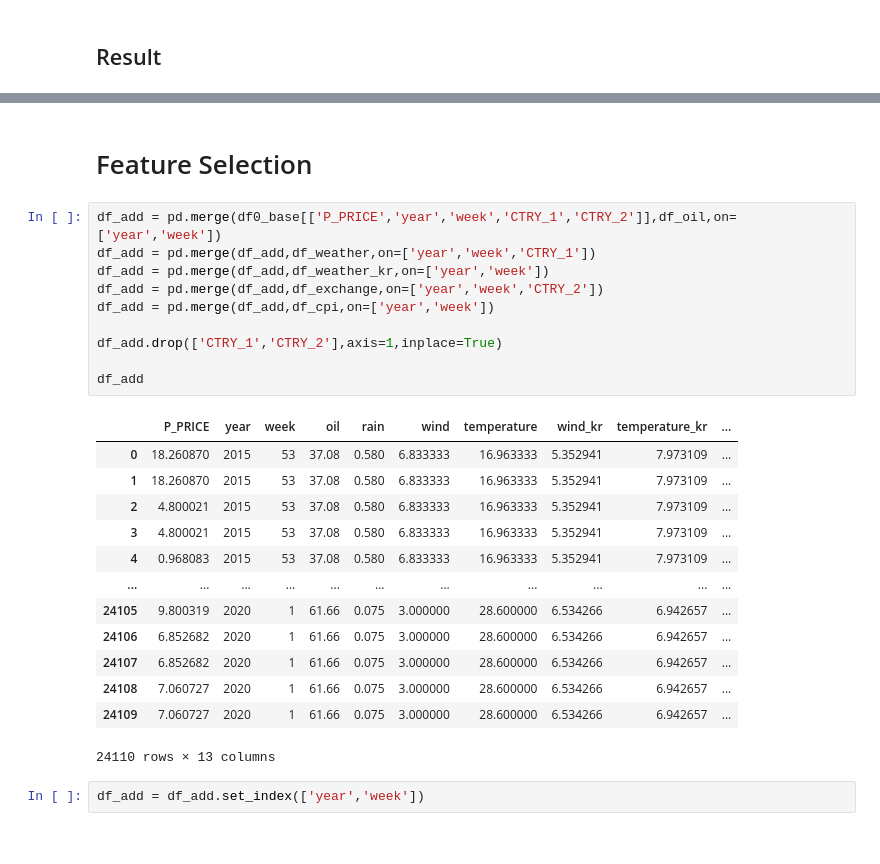
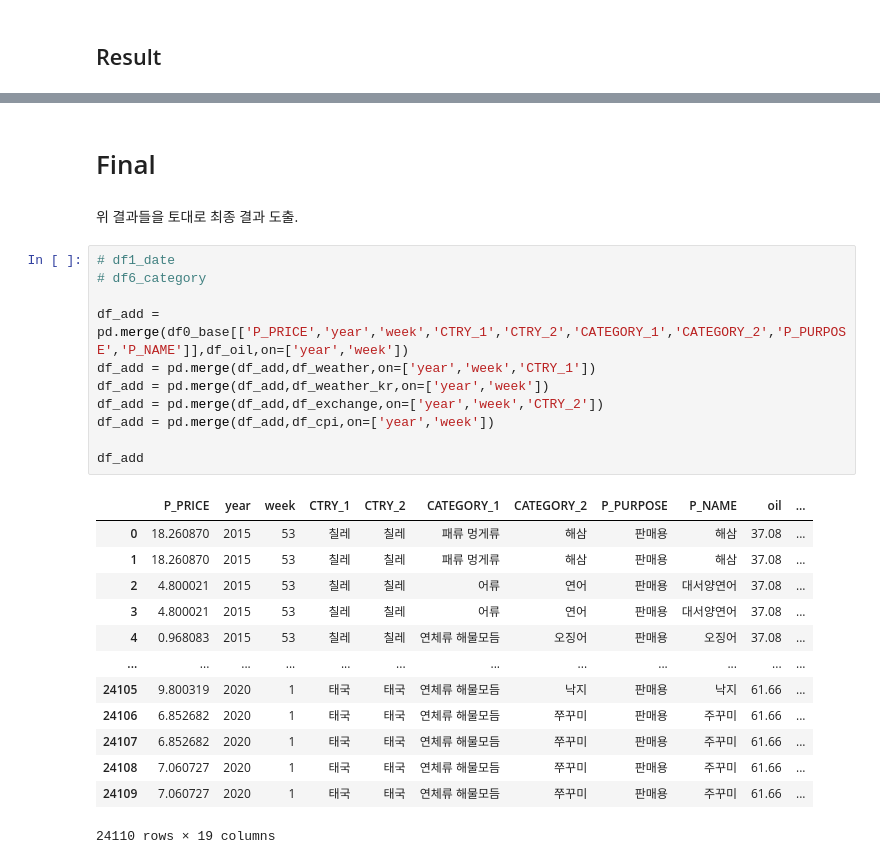
Before and after one commit to Yeony54/Project_Seafood_Import_Price_Prediction, a Jupyter notebook: 3-1. 전처리 가설 검증.ipynb, the cells around one changed output, grey strips where cells are left out. Saved outputs shown, nothing was run; the diff lists cells and outputs as text.

```diff
--- a/3-1. 전처리 가설 검증.ipynb
+++ b/3-1. 전처리 가설 검증.ipynb
@@ -1131,30 +1132,31 @@ Model Training Complete!
 -------------------------------------------------
 LinearRegression(copy_X=True, fit_intercept=True, n_jobs=None, normalize=False)
-# %% [markdown]
-# Feature Selection
+# %% [markdown]
+# Final
+# %% [markdown]
+위 결과들을 토대로 최종 결과 도출.
 # %%
-df_add = pd.merge(df0_base[['P_PRICE','year','week','CTRY_1','CTRY_2']],df_oil,on=['year','week'])
+# df1_date
+# df6_category
+
+df_add = pd.merge(df0_base[['P_PRICE','year','week','CTRY_1','CTRY_2','CATEGORY_1','CATEGORY_2','P_PURPOSE','P_NAME']],df_oil,on=['year','week'])
 df_add = pd.merge(df_add,df_weather,on=['year','week','CTRY_1'])
 df_add = pd.merge(df_add,df_weather_kr,on=['year','week'])
 df_add = pd.merge(df_add,df_exchange,on=['year','week','CTRY_2'])
 df_add = pd.merge(df_add,df_cpi,on=['year','week'])
 
-df_add.drop(['CTRY_1','CTRY_2'],axis=1,inplace=True)
-
 df_add
 # %% [output]
-|  | P_PRICE | year | week | oil | rain | wind | temperature | wind_kr | temperature_kr | ... |
-| 0 | 18.260870 | 2015 | 53 | 37.08 | 0.580 | 6.833333 | 16.963333 | 5.352941 | 7.973109 | ... |
-| 1 | 18.260870 | 2015 | 53 | 37.08 | 0.580 | 6.833333 | 16.963333 | 5.352941 | 7.973109 | ... |
-| 2 | 4.800021 | 2015 | 53 | 37.08 | 0.580 | 6.833333 | 16.963333 | 5.352941 | 7.973109 | ... |
-| 3 | 4.800021 | 2015 | 53 | 37.08 | 0.580 | 6.833333 | 16.963333 | 5.352941 | 7.973109 | ... |
-| 4 | 0.968083 | 2015 | 53 | 37.08 | 0.580 | 6.833333 | 16.963333 | 5.352941 | 7.973109 | ... |
-| ... | ... | ... | ... | ... | ... | ... | ... | ... | ... | ... |
-| 24105 | 9.800319 | 2020 | 1 | 61.66 | 0.075 | 3.000000 | 28.600000 | 6.534266 | 6.942657 | ... |
-| 24106 | 6.852682 | 2020 | 1 | 61.66 | 0.075 | 3.000000 | 28.600000 | 6.534266 | 6.942657 | ... |
-| 24107 | 6.852682 | 2020 | 1 | 61.66 | 0.075 | 3.000000 | 28.600000 | 6.534266 | 6.942657 | ... |
-| 24108 | 7.060727 | 2020 | 1 | 61.66 | 0.075 | 3.000000 | 28.600000 | 6.534266 | 6.942657 | ... |
-| 24109 | 7.060727 | 2020 | 1 | 61.66 | 0.075 | 3.000000 | 28.600000 | 6.534266 | 6.942657 | ... |
+|  | P_PRICE | year | week | CTRY_1 | CTRY_2 | CATEGORY_1 | CATEGORY_2 | P_PURPOSE | P_NAME | oil | ... |
+| 0 | 18.260870 | 2015 | 53 | 칠레 | 칠레 | 패류 멍게류 | 해삼 | 판매용 | 해삼 | 37.08 | ... |
+| 1 | 18.260870 | 2015 | 53 | 칠레 | 칠레 | 패류 멍게류 | 해삼 | 판매용 | 해삼 | 37.08 | ... |
+| 2 | 4.800021 | 2015 | 53 | 칠레 | 칠레 | 어류 | 연어 | 판매용 | 대서양연어 | 37.08 | ... |
+| 3 | 4.800021 | 2015 | 53 | 칠레 | 칠레 | 어류 | 연어 | 판매용 | 대서양연어 | 37.08 | ... |
+| 4 | 0.968083 | 2015 | 53 | 칠레 | 칠레 | 연체류 해물모듬 | 오징어 | 판매용 | 오징어 | 37.08 | ... |
+| ... | ... | ... | ... | ... | ... | ... | ... | ... | ... | ... | ... |
+| 24105 | 9.800319 | 2020 | 1 | 태국 | 태국 | 연체류 해물모듬 | 낙지 | 판매용 | 낙지 | 61.66 | ... |
+| 24106 | 6.852682 | 2020 | 1 | 태국 | 태국 | 연체류 해물모듬 | 쭈꾸미 | 판매용 | 주꾸미 | 61.66 | ... |
+| 24107 | 6.852682 | 2020 | 1 | 태국 | 태국 | 연체류 해물모듬 | 쭈꾸미 | 판매용 | 주꾸미 | 61.66 | ... |
+| 24108 | 7.060727 | 2020 | 1 | 태국 | 태국 | 연체류 해물모듬 | 쭈꾸미 | 판매용 | 주꾸미 | 61.66 | ... |
+| 24109 | 7.060727 | 2020 | 1 | 태국 | 태국 | 연체류 해물모듬 | 쭈꾸미 | 판매용 | 주꾸미 | 61.66 | ... |
-24110 rows × 13 columns
+24110 rows × 19 columns
-# %%
-df_add = df_add.set_index(['year','week'])
```
Also changed, not shown: parts of 51 cells of this notebook.
